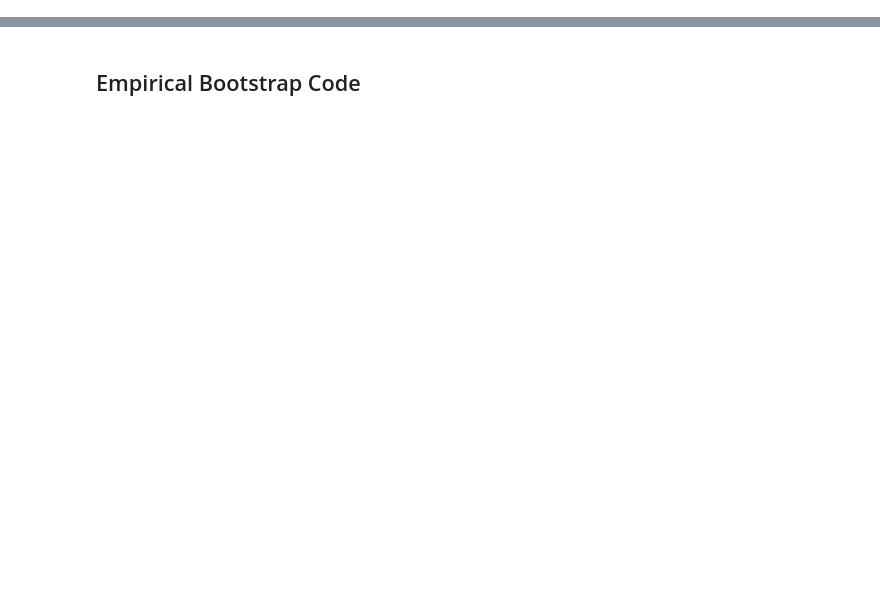
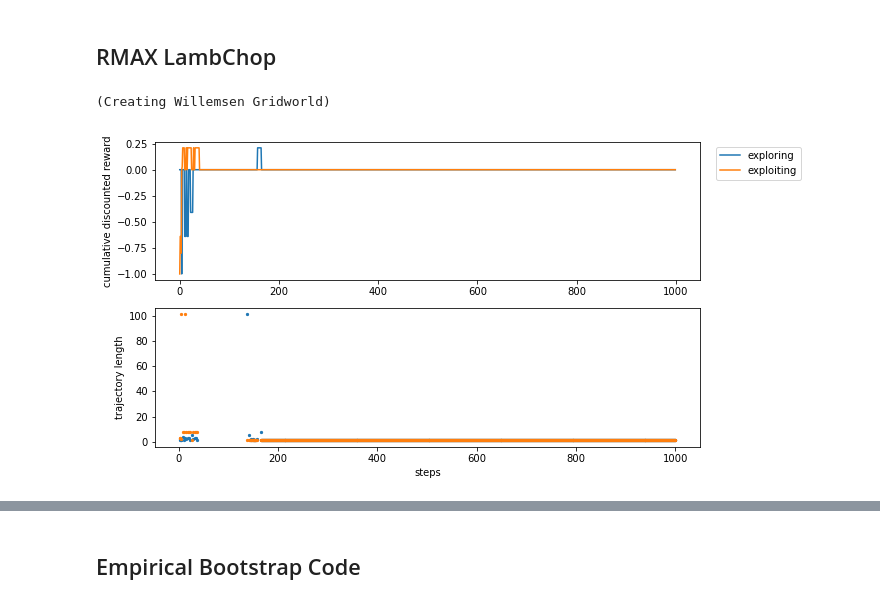
Before and after one commit to CCarissimo/RapidRL, a Jupyter notebook: Learning_LambChop.ipynb, the cells around one changed output, grey strips where cells are left out. Drawn from its saved outputs; the diff is of its cells as text; code cells hidden in the pictures; blank space fills up the shorter version.

```diff
--- a/Learning_LambChop.ipynb
+++ b/Learning_LambChop.ipynb
@@ -170,0 +198,42 @@ trajectories
+# %% [markdown]
+## RMAX LambChop
+# %%
+max_steps = 1000
+episode_timeout = 100
+gamma = 0.8
+alpha = 0.1
+n_batches = 1
+
+EXPLORATION_TYPE = 'LambQ_Rmax'
+WORLD = 'G2'
+batch_size = 1
+FILE_SIG = f"Results_n={max_steps}, nB={batch_size}, exp={EXPLORATION_TYPE}, WORLD={WORLD}"
+
+if WORLD == 'G2':
+    # Create the gridworld, and set cell values to equal rewards
+    print('(Creating Willemsen Gridworld)')
+    grid = np.ones((3, 9)) * -1
+    grid[1,:8] = 0
+    grid[1, 8] = 1
+    grid[2, :8] = 0
+    terminal_state = []
+    for i in [0,2]:
+        for j in range(8):
+            terminal_state.append([i,j])
+    terminal_state.append([1,8])
+    terminal_state = np.array(terminal_state)
+    initial_state = np.array([1, 0])
+    blacked_state = np.array([[0, 8],[2, 8]])
+elif WORLD == 'G2':
+    # Gridworld 2
+    grid = np.ones((10, 10)) * 0
+    grid[3:7, 3:7] = -1
+    grid[9,9] = 1
+    terminal_state = np.array([[9,9]])
+    initial_state = np.array([1, 0])
+    blacked_state = np.array([[5,5], [4,5], [5,4], [4,4]])
+
+env = Gridworld(grid, terminal_state, initial_state, blacked_state, episode_timeout)
+env_greedy = Gridworld(grid, terminal_state, initial_state, blacked_state, episode_timeout)
+# %% [output]
+(Creating Willemsen Gridworld)
@@ -170,0 +298,37 @@ trajectories
+# %%
+x = np.arange(0, M[0][-1]['steps'])
+yn = []
+yg = []
+for i, metrics in enumerate(M[0]):
+    Yn = 0
+    Yg = 0
+    for j, g in enumerate(metrics['Gn']):
+        Yn += gamma**j*g
+    for j, g in enumerate(metrics['Gg']):
+        Yg += gamma**j*g
+
+    yn.append(Yn)
+    yg.append(Yg)
+# %%
+cumEpilen = np.cumsum([ele[0] for ele in epilen])
+cumEpiG = np.cumsum([ele[1] for ele in epilen])
+# %%
+%matplotlib inline
+
+fig, (ax1, ax2) = plt.subplots(nrows=2, figsize=(10,5))
+ax1.plot(x, yn, label='exploring')
+
+ax1.plot(x, yg, label='exploiting')
+
+ax1.set_ylabel('cumulative discounted reward')
+plt.xlabel('steps')
+
+ax1.legend(bbox_to_anchor=(1.02, 1), loc="upper left")
+
+ax2.set_ylabel('trajectory length')
+ax2.scatter(cumEpilen, [ele[0] for ele in epilen], s=5)
+ax2.scatter(cumEpilen, [ele[1] for ele in epilen], s=5)
+plt.tight_layout()
+plt.savefig('results/%s.png' % (FILE_SIG))
+# %% [output]
+[figure, added]
```
Also changed, not shown: parts of 25 cells of this notebook, 6 other files.
